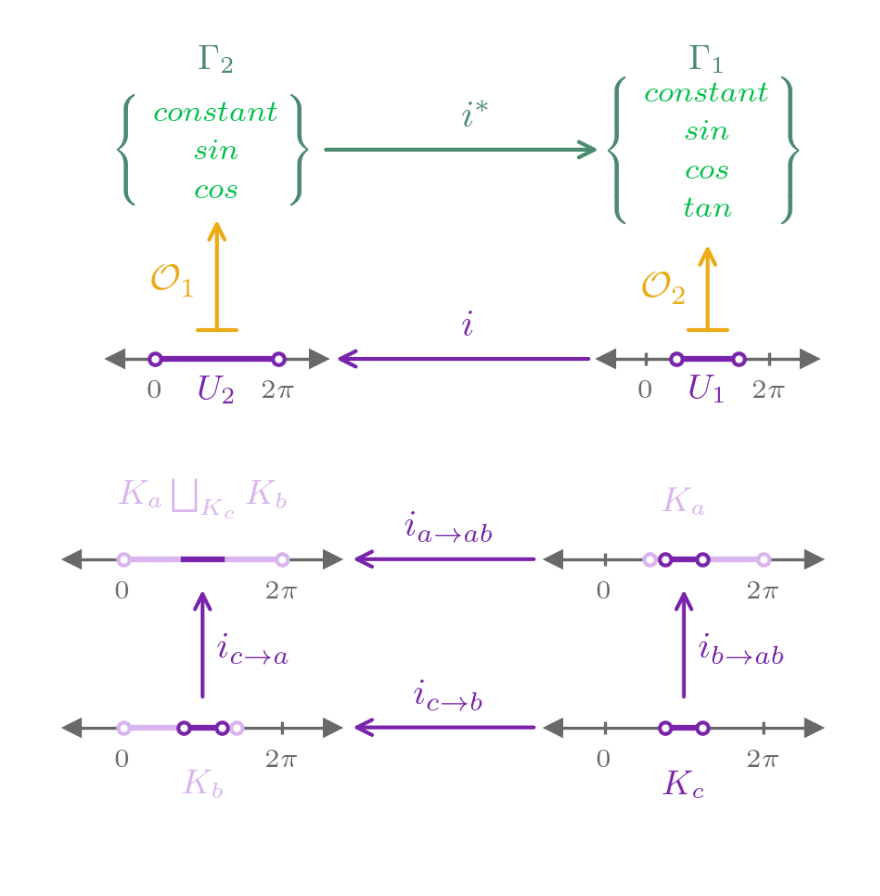
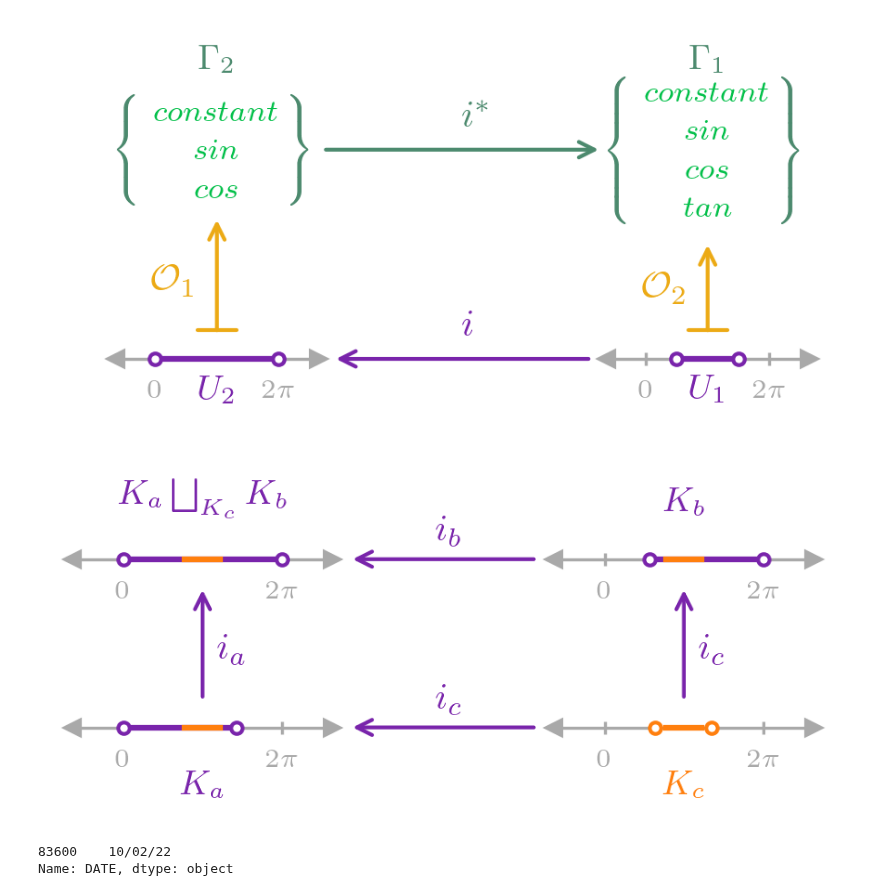
Before and after one commit to story645/team, a Jupyter notebook: paper/figcode/equation_diagrams.ipynb, the cells around one changed output. Saved outputs shown, nothing was run; the diff lists cells and outputs as text; code cells hidden in the pictures; blank space fills up the shorter version.

Commit message:
diagram figures + recreating data

```diff
--- a/paper/figcode/equation_diagrams.ipynb
+++ b/paper/figcode/equation_diagrams.ipynb
@@ -28,10 +29,14 @@ mpl.rcParams['text.usetex'] = True
 mpl.rcParams['text.latex.preamble'] = r'\usepackage{{amsmath}}'
 mpl.rc('font', family='serif', serif="Times New Roman")
 mpl.rcParams['figure.dpi']=300
-mpl.rc("pgf", texsystem = "pdflatex", preamble = "\n".join([r"\usepackage{inputenc}", r"\usepackage[T1]{fontenc}",
-         r"\usepackage{cmbright}", r'\usepackage{{amsmath}}']))
+mpl.rc("pgf", texsystem = "pdflatex", preamble = "\n".join(
+    [r"\usepackage{inputenc}",
+     r"\usepackage[T1]{fontenc}",
+     r"\usepackage{cmbright}",
+     r'\usepackage{{amsmath}}',
+    ]))
 # %%
-def numberline(axes, x, y, width, height, axes_color='dimgray'):
+def numberline(axes, x, y, width, height, axes_color='darkgray'):
     numberline = axes.inset_axes([x, y, width, height])
     numberline.spines[["left", "right", "top"]].set_visible(False)
     numberline.set(xlim=(-2, 2*np.pi+2), xticks=[0, 2*np.pi],
@@ -120,7 +125,7 @@ ax.axis('off')
 ax.set(xlim=(0,1), ylim=(0,1))
 fig.savefig(paper_path/'presheaf.pdf', bbox_inches='tight', backend='pgf')
 # %% [output]
-[figure, old version]
+[figure, new version]
 # %%
 fig, ax = plt.subplots(figsize=(3.5, 1))
 
@@ -146,7 +151,7 @@ arcb = ax.annotate("", xy=(1.05,.5), xytext=(-.05,.5),
                    xycoords=axu['b'].transAxes, textcoords=axu['c'].transAxes,
                   **arrow_kwargs)
 
-arcba = ax.annotate(r"$i_{c\rightarrow b}$", (.5, 1.5), xycoords=arcb,
+arcba = ax.annotate(r"$i_{c}$", (.5, 1.25), xycoords=arcb,
                     ha='center', va='bottom', **text_kwargs)
 
 
@@ -154,14 +159,14 @@ araabc = ax.annotate("", xy=(1.05,.5), xytext=(-.05,.5),
                    xycoords=axu['abc'].transAxes, textcoords=axu['a'].transAxes,
                   **arrow_kwargs)
 
-araabca = ax.annotate(r"$i_{a\rightarrow ab}$", (.5, 1.5), xycoords=araabc,
+araabca = ax.annotate(r"$i_{b}$", (.5, 1.25), xycoords=araabc,
                       ha='center', va='bottom', **text_kwargs)
 
 arca = ax.annotate("", xy=(.5, -.05), xytext=(.5, 1.05),
                    xycoords=axu['a'].transAxes, textcoords=axu['c'].transAxes,
                   **arrow_kwargs)
 
-arcaa = ax.annotate(r"$i_{b\rightarrow ab}$", (1.5, 0.5), xycoords=arca,
+arcaa = ax.annotate(r"$i_{c}$", (1.5, 0.5), xycoords=arca,
                     ha='left', va='center', **text_kwargs)
 
 
@@ -169,40 +174,47 @@ araabc = ax.annotate("", xy=(.5, -.05), xytext=(.5, 1.05),
                    xycoords=axu['abc'].transAxes, textcoords=axu['b'].transAxes,
                   **arrow_kwargs)
 
-araabca = ax.annotate(r"$i_{c\rightarrow a}$", (1.5, 0.5), xycoords=araabc,
+araabca = ax.annotate(r"$i_{a}$", (1.5, 0.5), xycoords=araabc,
                       ha='left', va='center', **text_kwargs)
 
 akwargs = dict(xycoords='axes fraction', ha='center', fontsize=fs['small'])
 
 p_kwargs = dict(lw = 1.5, marker= 'o', mfc='white', markersize=3)
 
 
-kc_color = pc.lighten(pcd['base'], 1)
-kl_color = pc.lighten(pcd['base'], .3)
+kc_color = 'tab:orange'
+kl_color = pcd['base']
 
 axu['c'].annotate(r"$K_c$", (.5, -.5), va='top', **akwargs, color=kc_color)
 
-for a in ['a', 'b', 'c']:
-    axu[a].plot([np.pi-.75, np.pi+.75], [0,0],  zorder=10, **p_kwargs, color=kc_color)
+
+kc_int = [np.pi-.7, np.pi+.7]
+for a in ['a', 'b', 'c', 'abc']:
+    axu[a].plot(kc_int, [0,0],  zorder=10, lw=1.5, color=kc_color)
+
+# dots at edge of line
+axu['c'].plot([kc_int[0]-32/72, kc_int[1]+28/72], [0, 0], zorder=9, marker='o', markersize=3,
+              linestyle='none', mec=kc_color, mfc='white')
+
+
 
 axu['abc'].annotate(r"$K_a\bigsqcup_{K_c}K_b$", xy=(.5,1.5), va='bottom', **akwargs,
                    color=kl_color)
 
 axu['b'].plot([0, np.pi+1.35], [0,0], zorder=9, **p_kwargs, color=kl_color)
 
-axu['a'].annotate(r"$K_a$", (.5, 1.5), va='bottom', **akwargs, color=kl_color)
+axu['a'].annotate(r"$K_b$", (.5, 1.5), va='bottom', **akwargs, color=kl_color)
 
 axu['a'].plot( [np.pi-1.35, 2*np.pi], [0,0], zorder=9, **p_kwargs, color=kl_color)
 
-axu['b'].annotate(r"$K_b$", (.5, -.5), va='top', **akwargs, color=kl_color)
+axu['b'].annotate(r"$K_a$", (.5, -.5), va='top', **akwargs, color=kl_color)
 
 
 axu['abc'].plot([0, 2*np.pi], [0,0], **p_kwargs, zorder=9, color=kl_color)
-axu['abc'].plot([np.pi-.75, np.pi+.75], [0,0],  zorder=10, lw=1.5, color=kc_color)
 
 ax.axis('off')
 ax.set(xlim=(0,1), ylim=(0,1))
 
-fig.savefig(paper_path/'presheaf.pdf', bbox_inches='tight', backend='pgf')
+fig.savefig(paper_path/'k_coproduct.pdf', bbox_inches='tight', backend='pgf')
 # %% [output]
-[figure, old version]
+[figure, new version]
@@ -209 +241,9 @@ fig.savefig(paper_path/'presheaf.pdf', bbox_inches='tight', backend='pgf')
+# %%
+df = pd.read_csv("nydata", parse_dates=['DATE'])
+
+row = df[df['NAME'].str.contains('LAGUARDIA AP') & (df['DATE']== '2022-10-02')]
+row['DATE'].dt.strftime("%m/%d/%y")
+# %% [output]
+83600    10/02/22
+Name: DATE, dtype: object
 # %%
```
Also changed, not shown: parts of 5 cells of this notebook, 4 other files.
